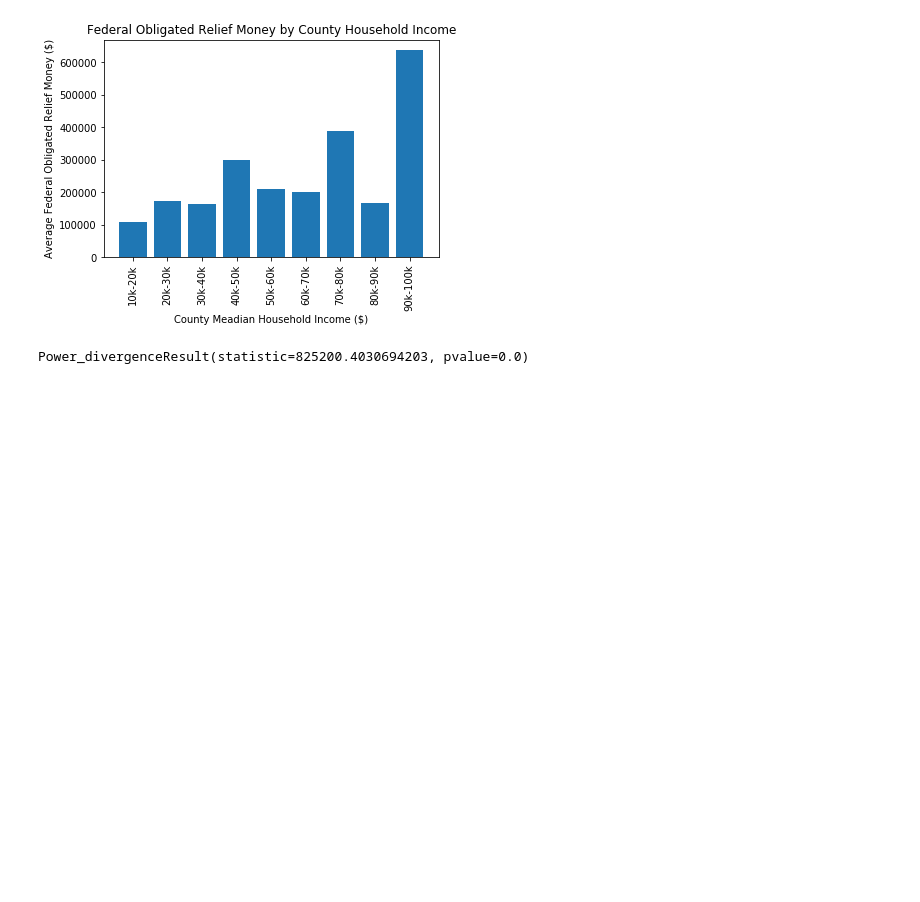
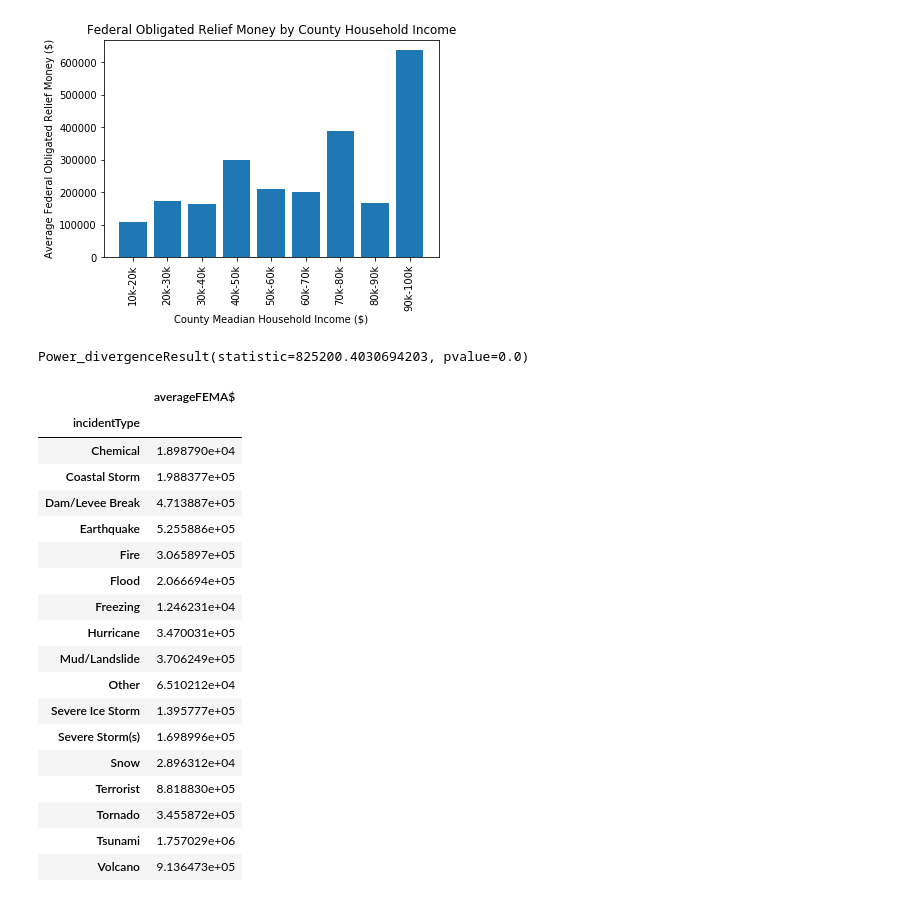
Before and after one commit to chunwong7/Project_1, a Jupyter notebook: SAPIE_analysis.ipynb, the cells around one changed output. Cells and saved outputs as stored; diff of their text form; code cells hidden in the pictures; blank space fills up the shorter version.

Commit message:
grouped data by disaster type

```diff
--- a/SAPIE_analysis.ipynb
+++ b/SAPIE_analysis.ipynb
@@ -164,3 +164,28 @@ chi_df['expected'] = chi_df['averageFEMA$'].mean()
 st.chisquare(chi_df['averageFEMA$'], chi_df['expected'])
 # %% [output]
 Power_divergenceResult(statistic=825200.4030694203, pvalue=0.0)
+# %%
+#Group data by disaster type
+disaster_group = merged.groupby('incidentType')
+disaster_df = pd.DataFrame({'averageFEMA$':disaster_group['FEMA$'].mean()})
+disaster_df
+# %% [output]
+|  | averageFEMA$ |
+| incidentType |  |
+| Chemical | 1.898790e+04 |
+| Coastal Storm | 1.988377e+05 |
+| Dam/Levee Break | 4.713887e+05 |
+| Earthquake | 5.255886e+05 |
+| Fire | 3.065897e+05 |
+| Flood | 2.066694e+05 |
+| Freezing | 1.246231e+04 |
+| Hurricane | 3.470031e+05 |
+| Mud/Landslide | 3.706249e+05 |
+| Other | 6.510212e+04 |
+| Severe Ice Storm | 1.395777e+05 |
+| Severe Storm(s) | 1.698996e+05 |
+| Snow | 2.896312e+04 |
+| Terrorist | 8.818830e+05 |
+| Tornado | 3.455872e+05 |
+| Tsunami | 1.757029e+06 |
+| Volcano | 9.136473e+05 |
```
